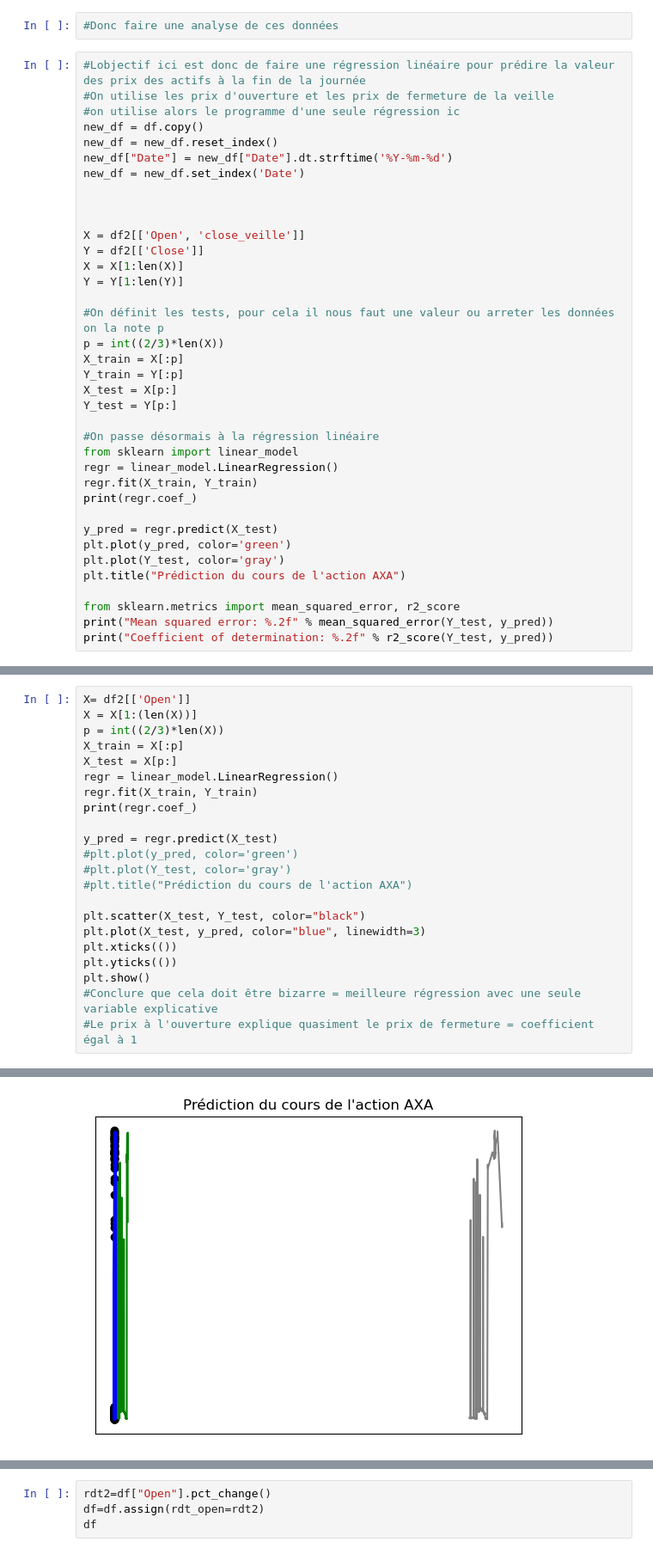
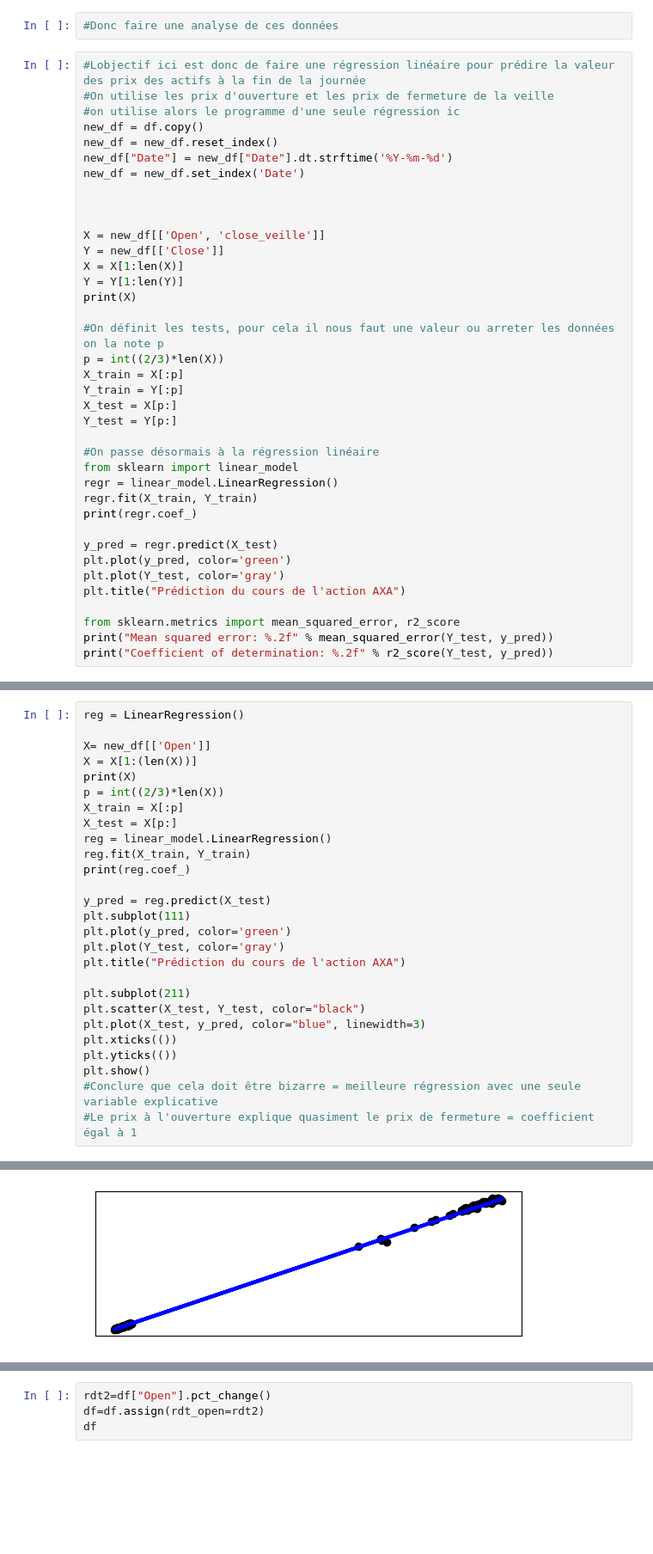
Before and after one commit to antoinerougier/Projet-Python-pour-la-data-science-, a Jupyter notebook: ModificationAntoine.ipynb, the cells around one changed output, grey strips where cells are left out. Shown: that part at 86% size. Drawn from its saved outputs; the diff is of its cells as text; blank space fills up the shorter version.

Commit message:
Correction de la modélisation de la régression linéaire
On a reussi à faire un beau graphique désormais il ne faut plus que l'interprété

```diff
--- a/ModificationAntoine.ipynb
+++ b/ModificationAntoine.ipynb
@@ -149,10 +156,11 @@ new_df = new_df.set_index('Date')
 
 
 
-X = df2[['Open', 'close_veille']]
-Y = df2[['Close']]
+X = new_df[['Open', 'close_veille']]
+Y = new_df[['Close']]
 X = X[1:len(X)]
 Y = Y[1:len(Y)]
+print(X)
 
 #On définit les tests, pour cela il nous faut une valeur ou arreter les données on la note p
 p = int((2/3)*len(X))
@@ -183,18 +206,23 @@ Coefficient of determination: 1.00
 # %%
-X= df2[['Open']]
+reg = LinearRegression()
+
+X= new_df[['Open']]
 X = X[1:(len(X))]
+print(X)
 p = int((2/3)*len(X))
 X_train = X[:p]
 X_test = X[p:]
-regr = linear_model.LinearRegression()
-regr.fit(X_train, Y_train)
-print(regr.coef_)
+reg = linear_model.LinearRegression()
+reg.fit(X_train, Y_train)
+print(reg.coef_)
 
-y_pred = regr.predict(X_test)
-#plt.plot(y_pred, color='green')
-#plt.plot(Y_test, color='gray')
-#plt.title("Prédiction du cours de l'action AXA")
+y_pred = reg.predict(X_test)
+plt.subplot(111)
+plt.plot(y_pred, color='green')
+plt.plot(Y_test, color='gray')
+plt.title("Prédiction du cours de l'action AXA")
 
+plt.subplot(211)
 plt.scatter(X_test, Y_test, color="black")
 plt.plot(X_test, y_pred, color="blue", linewidth=3)
 plt.xticks(())
@@ -206,5 +248,5 @@ plt.show()
 [[0.98647407]]
-[figure, old version]
+[figure, new version]
 # %%
 rdt1=df["Close"].pct_change() #on ne peut pas calculer les logrendements car on a des rendements négatifs
 df=df.assign(rdt_close=rdt1)
```
Also changed, not shown: parts of 4 cells of this notebook.
